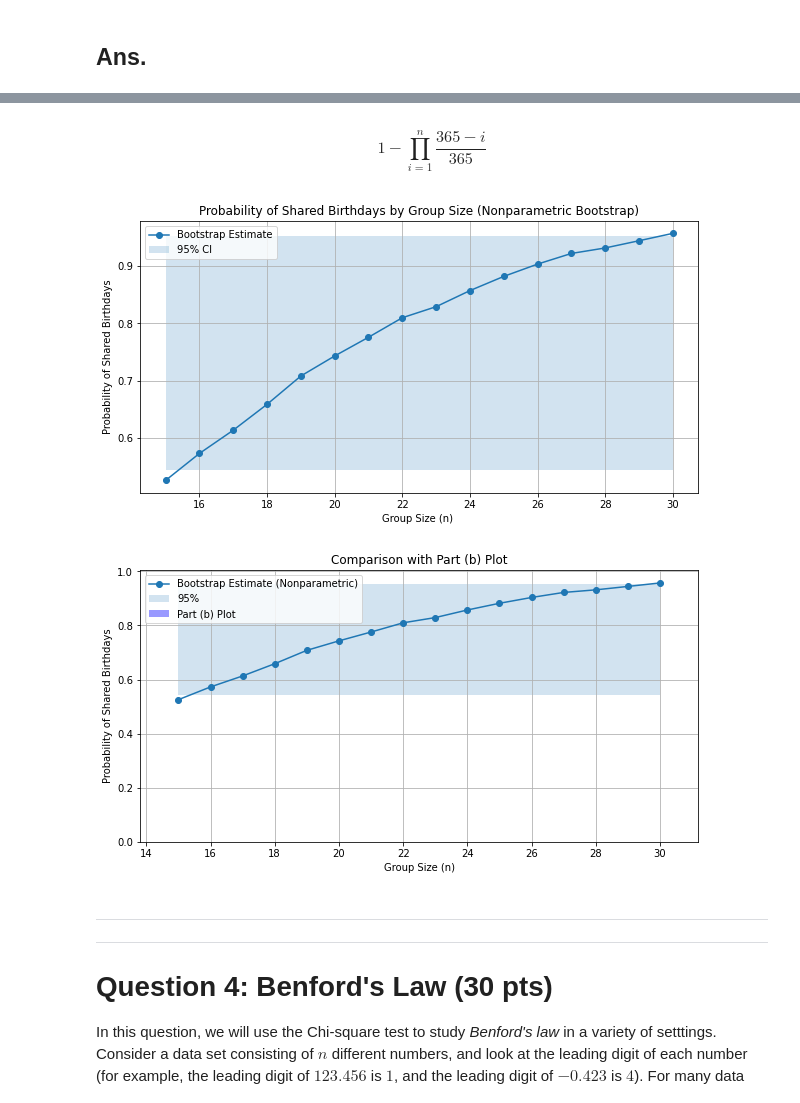
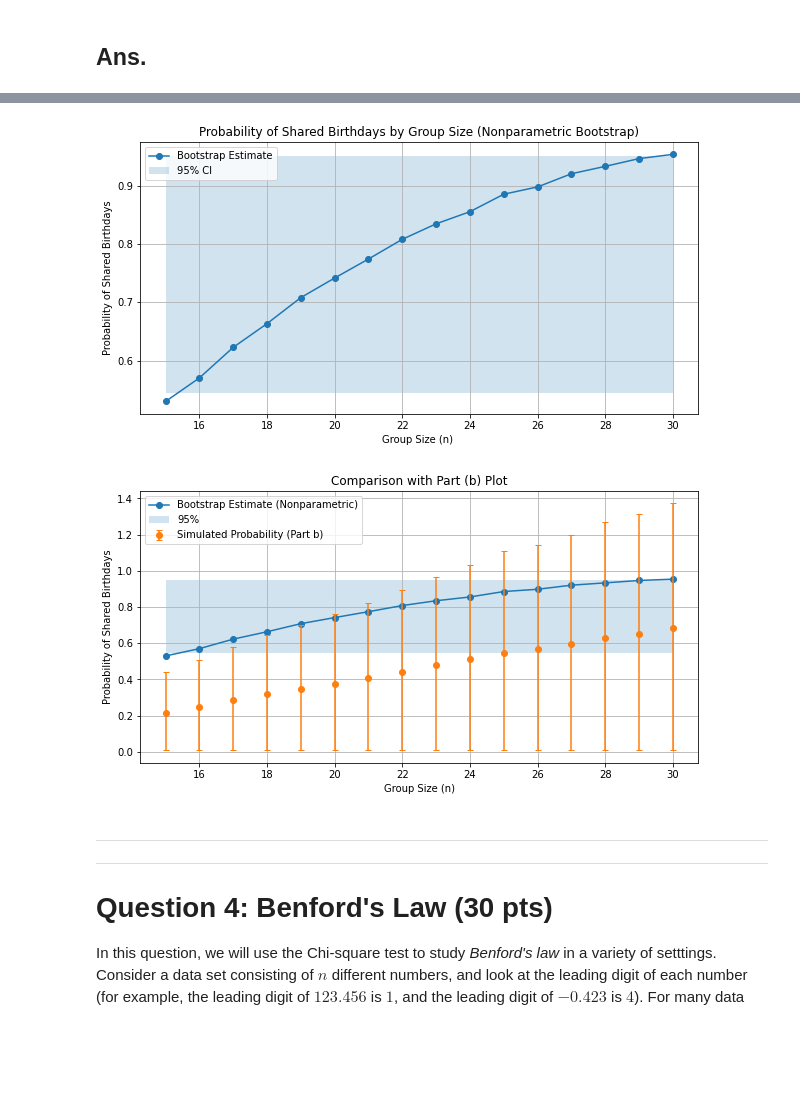
Before and after one commit to snb55/Simulation-Project-2, a Jupyter notebook: HW5.ipynb, the cells around one changed output, grey strips where cells are left out. Drawn from its saved outputs; the diff is of its cells as text; code cells hidden in the pictures; blank space fills up the shorter version.

```diff
--- a/HW5.ipynb
+++ b/HW5.ipynb
@@ -285,9 +285,11 @@ for n in n_values_b:
     simulation_results.append(probability)
     confidence_intervals.append((ci_lower / num_simulations, ci_upper / num_simulations))
 
+    #adjust n values to match formula offset
+plotted_n_values=np.array(n_values_b)+1
 plt.figure(figsize=(10, 6))
 plt.plot(n_values_a, probabilities_a, label='Theoretical Probability (Part a)', linestyle='--', marker='x')
-plt.errorbar(n_values_b, simulation_results, yerr=np.transpose(np.array(confidence_intervals)), label='Simulated Probability (Part b)', marker='o', linestyle='None', capsize=3)
+plt.errorbar(plotted_n_values, simulation_results, yerr=np.transpose(np.array(confidence_intervals)), label='Simulated Probability (Part b)', marker='o', linestyle='None', capsize=3)
 
 plt.xlabel('Number of People (n) or Group Size (n)')
 plt.ylabel('Probability of Shared Birthdays')
@@ -452,6 +396,3 @@ Name: count, Length: 365, dtype: float64
-# %% [markdown]
-$$1-\prod_{i=1}^n\frac{365-i}{365}
-$$
 # %%
 counts=data
 # Number of bootstrap samples
@@ -476,36 +417,36 @@ for n in n_values:
 
     # Calculate the probability
     probability = shared_birthday_count / num_bootstrap_samples
     probabilities.append (probability)
 
 # Calculate 95% confidence intervals for each n
 conf_int_lower = [np.percentile (probabilities, 2.5) for _ in n_values]
 conf_int_upper = [np.percentile (probabilities, 97.5) for _ in n_values]
 
 # Plot the results
 plt.figure(figsize=(10, 5))
 plt.plot(n_values, probabilities, marker='o', label='Bootstrap Estimate')
 plt.fill_between (n_values, conf_int_lower, conf_int_upper, alpha=0.2, label='95% CI')
 plt.xlabel('Group Size (n) ')
 plt.ylabel('Probability of Shared Birthdays')
 plt.title('Probability of Shared Birthdays by Group Size (Nonparametric Bootstrap)')
 plt.legend()
 plt.grid(True)
 
 # Compare to the previous plot (part b)
 plt.figure(figsize= (10, 5))
-plt.bar(n_values, [0.0] * len (n_values), alpha=0.4, label='Part (b) Plot', color='b')
 plt.plot (n_values, probabilities, marker='o', label= 'Bootstrap Estimate (Nonparametric)')
+plt.errorbar(plotted_n_values, simulation_results, yerr=np.transpose(np.array(confidence_intervals)), label='Simulated Probability (Part b)', marker='o', linestyle='None', capsize=3)
 plt. fill_between (n_values, conf_int_lower, conf_int_upper, alpha=0.2, label='95%')
 plt.xlabel('Group Size (n)')
 plt.ylabel('Probability of Shared Birthdays')
 plt.title('Comparison with Part (b) Plot')
 plt.legend()
 plt.grid (True)
 plt.show()
 # %% [output]
-[figure, old version]
+[figure, new version]
-[figure, old version]
+[figure, new version]
 # %% [markdown]
 ___
 ___
```
Also changed, not shown: parts of 3 cells of this notebook.
